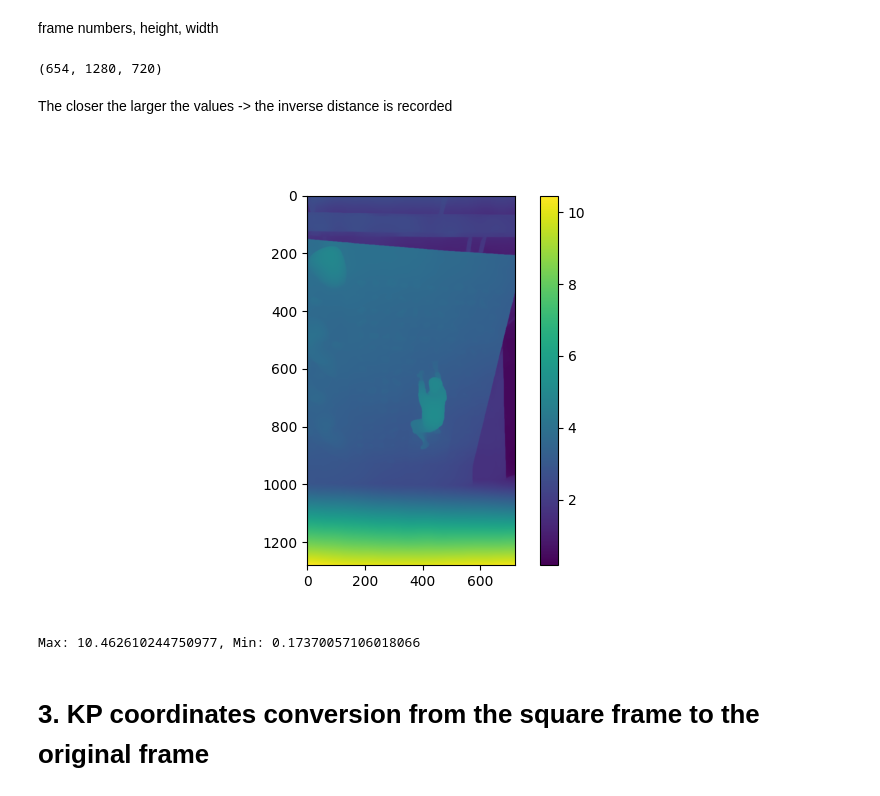
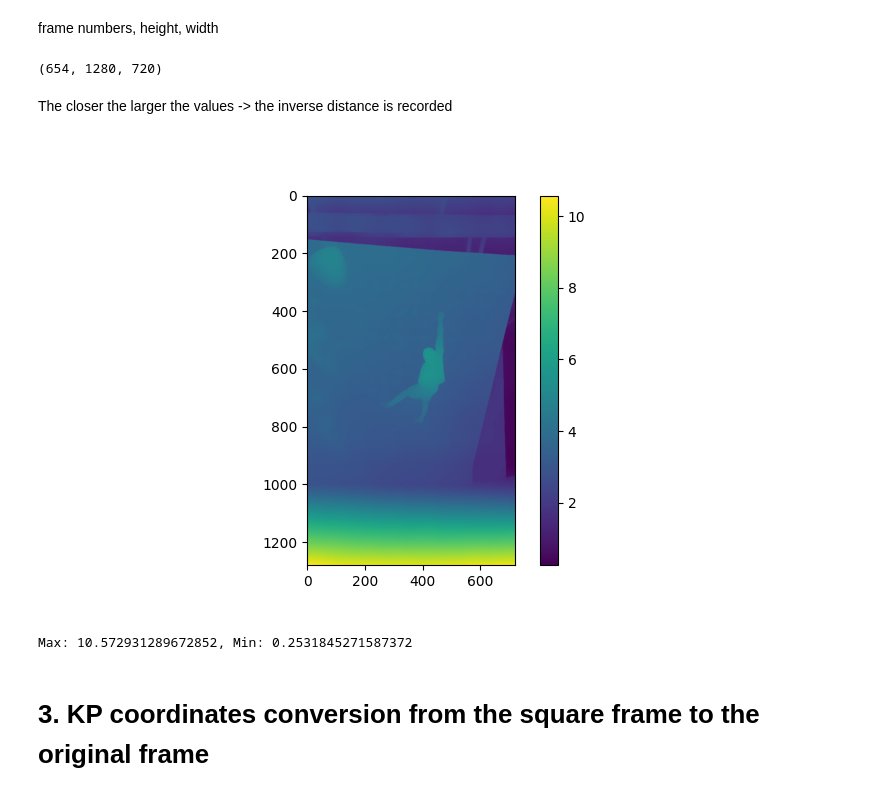
Before and after one commit to jipparchus/Gamba, a Jupyter notebook: app/MVP/concept_test.ipynb, the cells around one changed output. Saved outputs shown, nothing was run; the diff lists cells and outputs as text; code cells hidden in the pictures.

```diff
--- a/app/MVP/concept_test.ipynb
+++ b/app/MVP/concept_test.ipynb
@@ -19,6 +20,8 @@ from utils_predict import standardize_fsize_coord_conversion, standardize_fsize
 from utils import Holds, WallKeypoints
 
 app_sys = AppSys()
+# %%
+t = 100
 # %% [markdown]
 # 1. Load kp coords
 
@@ -48,20 +51,22 @@ depth_array
 NpzFile '/workspaces/MoonClimbers/app/asset/depth/1StarChoss_trimmed_depths.npz' with keys: depths
 # %% [markdown]
 frame numbers, height, width
-# %%
-depth_array['depths'].shape
-# %% [output]
-(654, 1280, 720)
+# %%
+depth = depth_array['depths']
+# %%
+depth.shape
+# %% [output]
+(654, 1280, 720)
 # %% [markdown]
 The closer the larger the values -> the inverse distance is recorded
 # %%
-plt.imshow(depth_array['depths'][0,:,:])
+plt.imshow(depth[t,:,:])
 plt.colorbar()
 plt.show()
-print(f"Max: {depth_array['depths'][0,:,:].max()}, Min: {depth_array['depths'][0,:,:].min()}")
+print(f"Max: {depth[t,:,:].max()}, Min: {depth[t,:,:].min()}")
 # %% [output]
-[figure, old version]
+[figure, new version]
-Max: 10.462610244750977, Min: 0.17370057106018066
+Max: 10.572931289672852, Min: 0.2531845271587372
 # %% [markdown]
 # 3. KP coordinates conversion from the square frame to the original frame
 # %%
```
Also changed, not shown: parts of 45 cells of this notebook, 2 other files.
